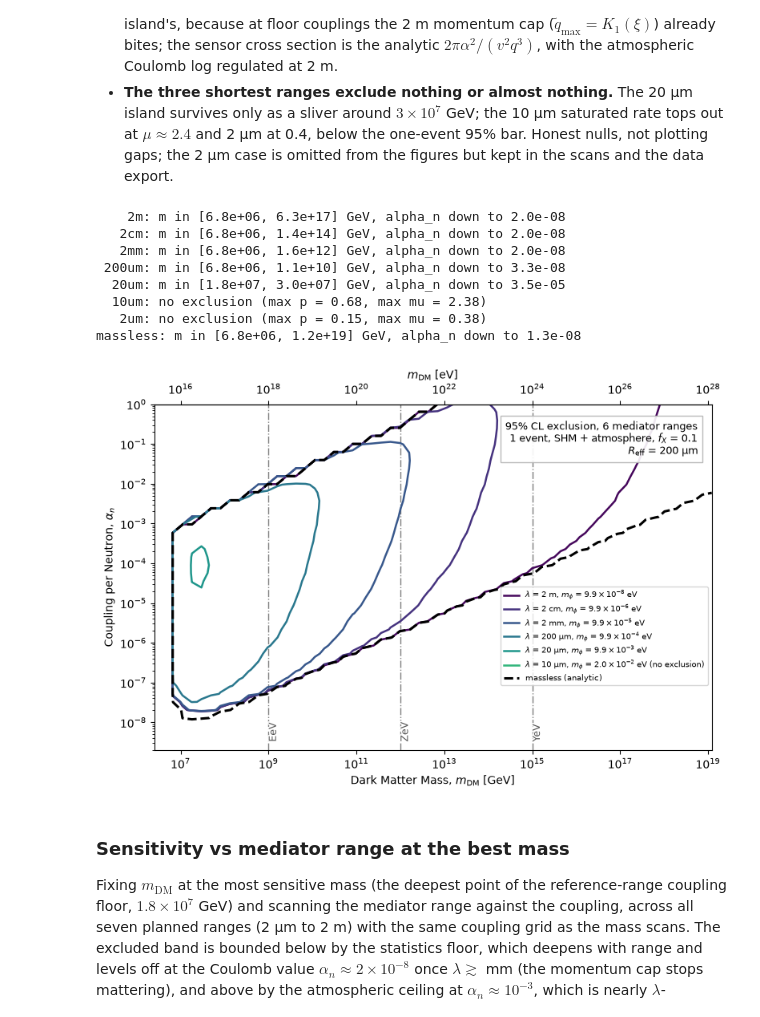
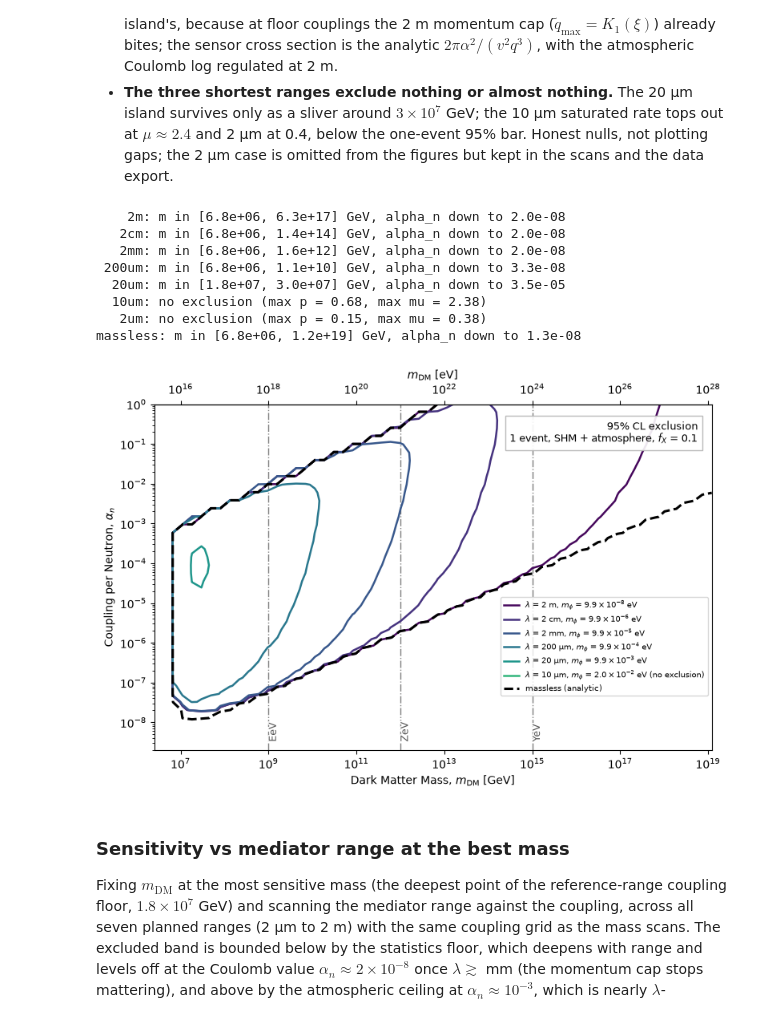
Before and after one commit to PolonaiseExperiment/luhdm, a Jupyter notebook: notebooks/01_limit_contour.ipynb, the cells around one changed output. Saved outputs shown, nothing was run; the diff lists cells and outputs as text; code cells hidden in the pictures.

```diff
--- a/notebooks/01_limit_contour.ipynb
+++ b/notebooks/01_limit_contour.ipynb
@@ -66,7 +66,7 @@ def lamb_label(lamb_m):
         si = f"{lamb_m * 1e3:.0f} mm"
     else:
         si = f"{lamb_m * 1e6:.3g} µm"
-    return rf"$\lambda$ = {si} = ${x / 10**e:.1f}\times10^{{{e}}}$ GeV$^{{-1}}$"
+    return rf"$\lambda$ = {si}"
 
 
 def mphi_label(lamb_m, unit="eV"):
@@ -326,38 +325,37 @@ sec = ax.secondary_xaxis("top", functions=(lambda x: x * 1e9,
 sec.set_xlabel(r"$m_{\rm DM}$ [eV]")
 n_shown = len([t for t, _, _ in LAMBDAS if t not in HIDE])
 ax.text(0.975, 0.955,
-        f"{CONFIDENCE:.0%} CL exclusion, {n_shown} mediator ranges\n"
-        f"{EVENTS.size} event, SHM + atmosphere, $f_X$ = 0.1\n"
-        rf"$R_{{\rm eff}}$ = 200 µm",
+        f"{CONFIDENCE:.0%} CL exclusion\n"
+        f"{EVENTS.size} event, SHM + atmosphere, $f_X$ = 0.1",
         transform=ax.transAxes, ha="right", va="top", fontsize=9,
         bbox=dict(fc="white", ec="0.7", alpha=0.9))
-ax.legend(loc="center right", bbox_to_anchor=(1.0, 0.33), fontsize=7)
+ax.legend(loc="center right", bbox_to_anchor=(1.0, 0.30), fontsize=7)
 fig.tight_layout()
 save_figure(fig, "01_all_mediator_ranges")
 
 for tag, lamb, color in ALL_TAGS:
     if tag not in SCANS:
         continue
     s = SCANS[tag]
     excl = s["extremeness"] >= CONFIDENCE
     if excl.any():
         m_ex = np.broadcast_to(s["ms"], excl.shape)[excl]
         a_ex = np.broadcast_to(s["alphas_n"][:, None], excl.shape)[excl]
         print(f"{tag:>6}: m in [{m_ex.min():.1e}, {m_ex.max():.1e}] GeV, "
               f"alpha_n down to {a_ex.min():.1e}")
     else:
         print(f"{tag:>6}: no exclusion (max p = {s['extremeness'].max():.2f}, "
               f"max mu = {s['counts'].max():.2f})")
 # %% [output]
     2m: m in [6.8e+06, 6.3e+17] GeV, alpha_n down to 2.0e-08
    2cm: m in [6.8e+06, 1.4e+14] GeV, alpha_n down to 2.0e-08
    2mm: m in [6.8e+06, 1.6e+12] GeV, alpha_n down to 2.0e-08
  200um: m in [6.8e+06, 1.1e+10] GeV, alpha_n down to 3.3e-08
   20um: m in [1.8e+07, 3.0e+07] GeV, alpha_n down to 3.5e-05
   10um: no exclusion (max p = 0.68, max mu = 2.38)
    2um: no exclusion (max p = 0.15, max mu = 0.38)
 massless: m in [6.8e+06, 1.2e+19] GeV, alpha_n down to 1.3e-08
-[figure, old version]
+[figure, new version]
 # %% [markdown]
 ### Sensitivity vs mediator range at the best mass
 
```
Also changed, not shown: parts of 3 cells of this notebook, 20 other files.
